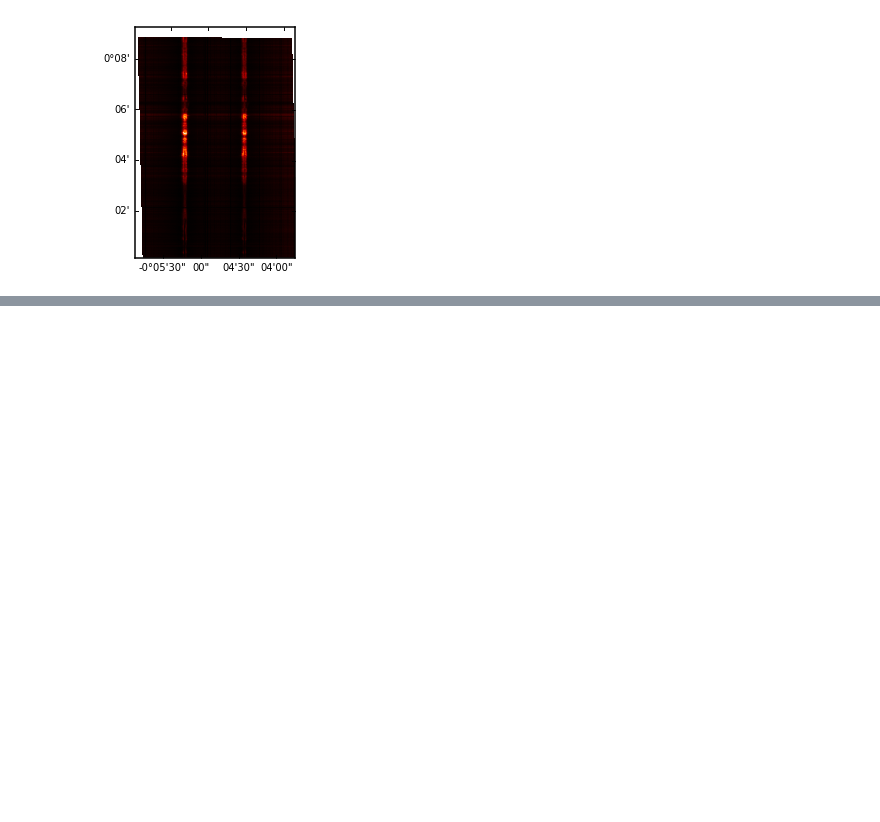
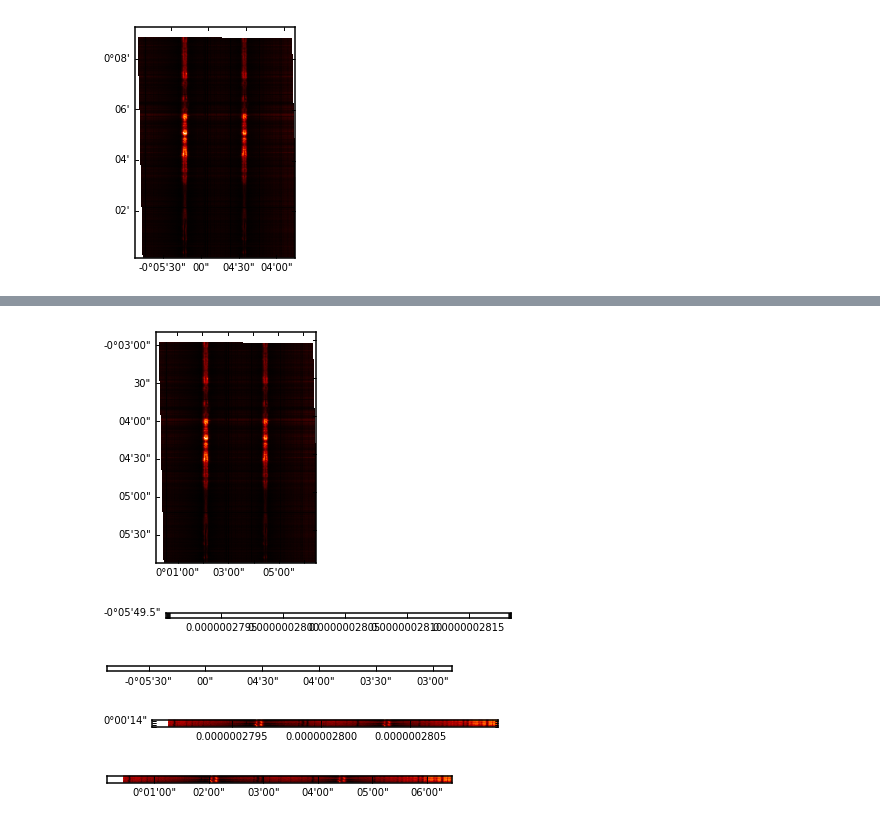
Before and after one commit to abit2/jupyter-notebooks, a Jupyter notebook: raster_initial.ipynb, the cells around one changed output, grey strips where cells are left out. Saved outputs shown, nothing was run; the diff lists cells and outputs as text; code cells hidden in the pictures; blank space fills up the shorter version.

Commit message:
all plots

```diff
--- a/raster_initial.ipynb
+++ b/raster_initial.ipynb
@@ -134,3 +134,54 @@ raster.wcs['spectral'][windows[-1]].wcs
      spxP2S: 0x0
      spxS2P: 0x0
      spxP2X: 0x0
+# %%
+#plot where 1st dimension(wavelength) is sliced at index 5, second dimension represented in y axis and third dimension
+#represented in x axis
+fig = plt.figure()
+ax = fig.add_axes([0.1, 0.1, 0.8, 0.8], projection=wcs, slices=(5, 'y', 'x'))
+ax.coords[2].set_ticks(exclude_overlapping=True)
+ax.imshow(data[5, :, :], cmap=plt.cm.gist_heat, origin='lower')
+plt.show()
+# %% [output]
+[figure, added]
+# %%
+#plot where 1 dimension wavelength is represented in x axis, second dimension represented in y axis and third dimension
+#sliced at 5
+fig = plt.figure()
+ax = fig.add_axes([0.1, 0.1, 0.8, 0.8], projection=wcs, slices=('x', 'y', 5))
+ax.coords[2].set_ticks(exclude_overlapping=True)
+ax.coords[1].set_ticks(exclude_overlapping=True)
+ax.imshow(data[:, :, 5], cmap=plt.cm.gist_heat, origin='lower')
+plt.show()
+# %% [output]
+[figure, added]
+# %%
+#plot where 1 dimension wavelength is represented in y axis, second dimension represented in x axis and third dimension
+#sliced at 5
+fig = plt.figure()
+ax = fig.add_axes([0.1, 0.1, 0.8, 0.8], projection=wcs, slices=('y', 'x', 5))
+ax.coords[2].set_ticks(exclude_overlapping=True)
+ax.imshow(data[:, :, 5], cmap=plt.cm.gist_heat, origin='lower')
+plt.show()
+# %% [output]
+[figure, added]
+# %%
+#plot where 1 dimension wavelength is represented in x axis, second dimension sliced at 5 and third dimension
+#represented on y axis
+fig = plt.figure()
+ax = fig.add_axes([0.1, 0.1, 0.8, 0.8], projection=wcs, slices=('x', 5, 'y'))
+ax.coords[2].set_ticks(exclude_overlapping=True)
+ax.imshow(data[:, 5, :], cmap=plt.cm.gist_heat, origin='lower')
+plt.show()
+# %% [output]
+[figure, added]
+# %%
+#plot where 1 dimension wavelength is represented in y axis, second dimension sliced at 5 and third dimension
+#represented on x axis
+fig = plt.figure()
+ax = fig.add_axes([0.1, 0.1, 0.8, 0.8], projection=wcs, slices=('y', 5, 'x'))
+ax.coords[2].set_ticks(exclude_overlapping=True)
+ax.imshow(data[:, 5, :], cmap=plt.cm.gist_heat, origin='lower')
+plt.show()
+# %% [output]
+[figure, added]
```
Also changed, not shown: parts of 1 cell of this notebook.
